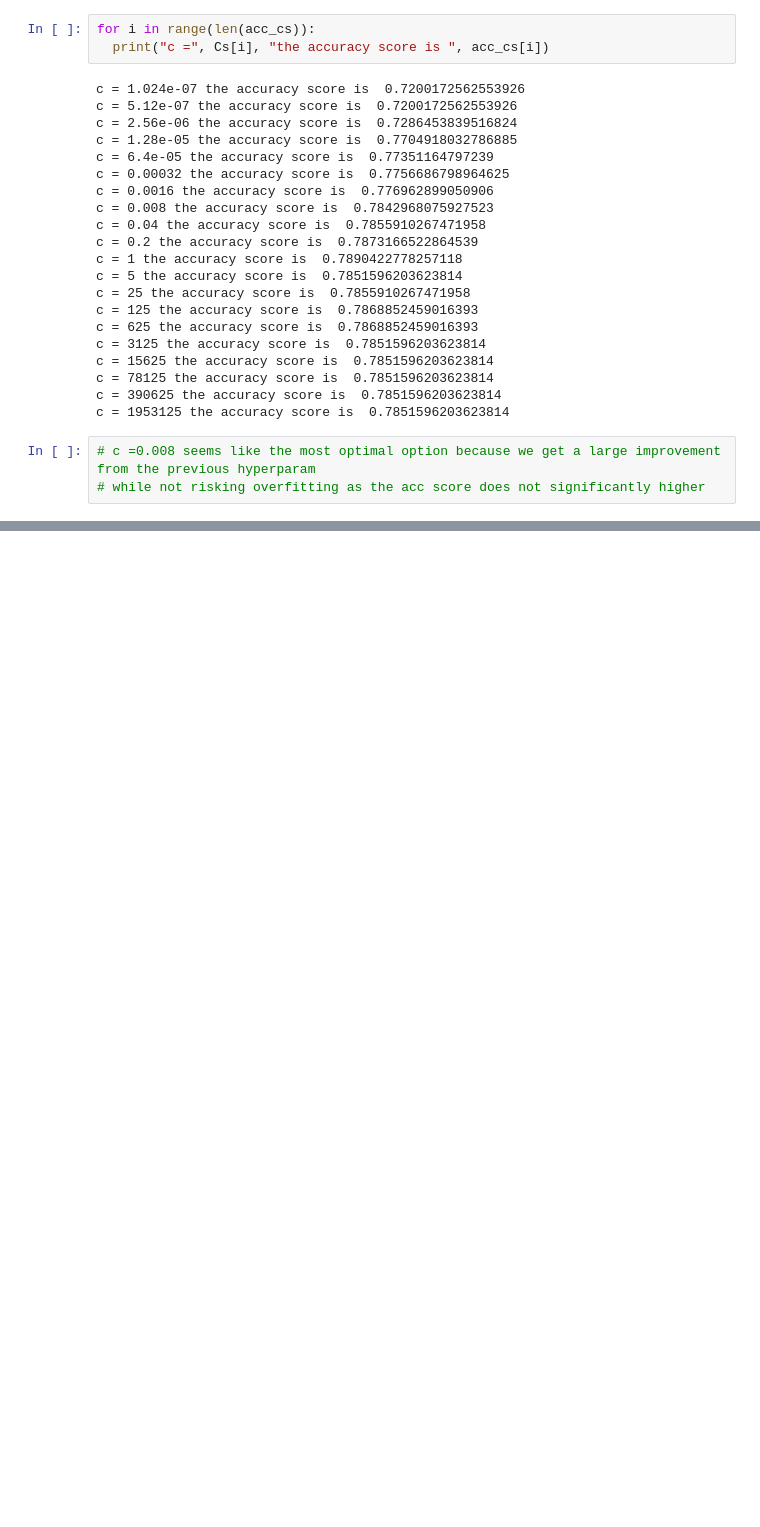
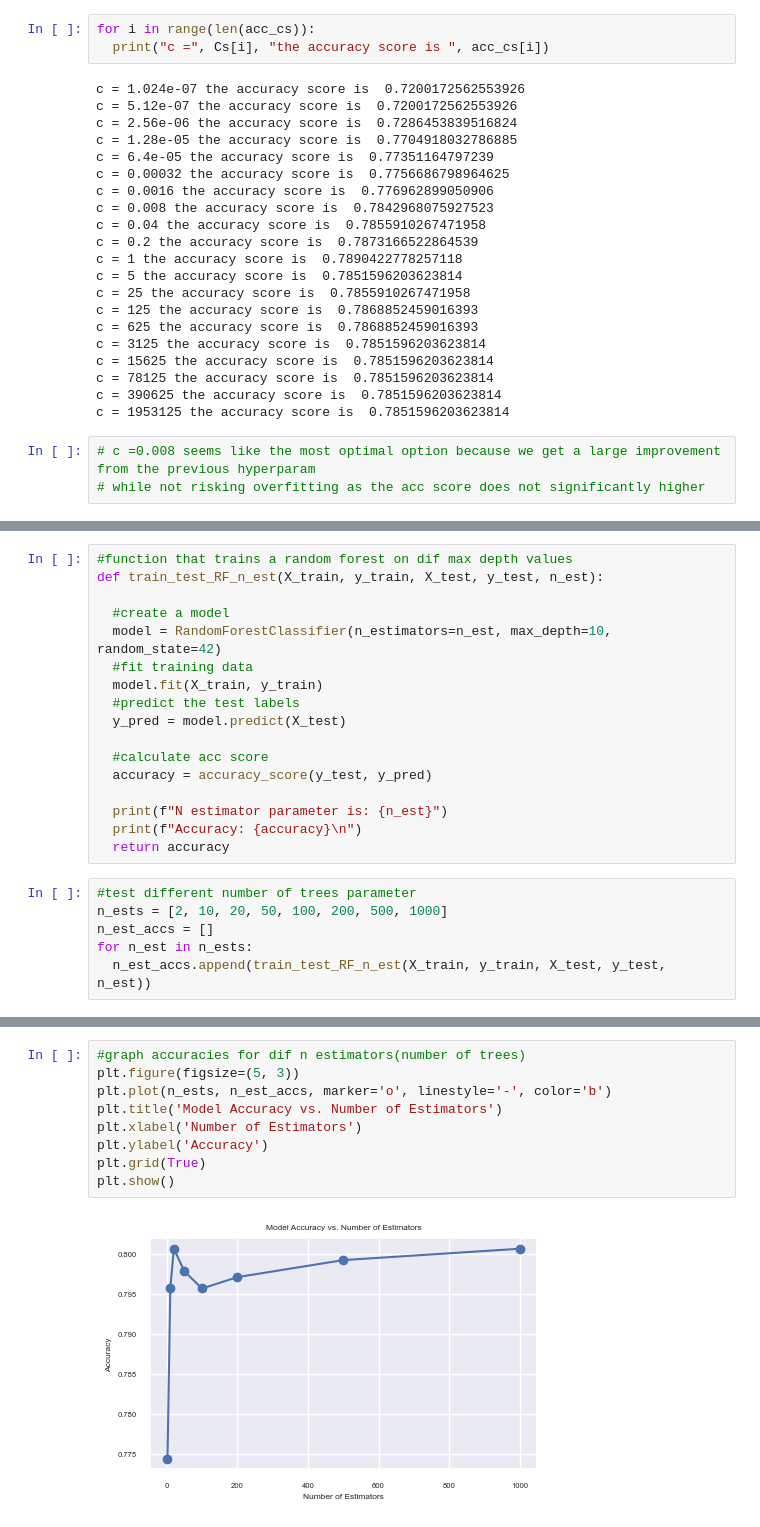
Before and after one commit to Isabellarasku/Verizon-2, a Jupyter notebook: ModelVerizon#2.ipynb, the cells around one changed output, grey strips where cells are left out. Saved outputs shown, nothing was run; the diff lists cells and outputs as text; blank space fills up the shorter version.

```diff
--- a/ModelVerizon#2.ipynb
+++ b/ModelVerizon#2.ipynb
@@ -963,0 +1109,23 @@ c = 1953125 the accuracy score is  0.7851596203623814
+# %%
+#function that trains a random forest on dif max depth values
+def train_test_RF_n_est(X_train, y_train, X_test, y_test, n_est):
+
+  #create a model
+  model = RandomForestClassifier(n_estimators=n_est, max_depth=10, random_state=42)
+  #fit training data
+  model.fit(X_train, y_train)
+  #predict the test labels
+  y_pred = model.predict(X_test)
+
+  #calculate acc score
+  accuracy = accuracy_score(y_test, y_pred)
+
+  print(f"N estimator parameter is: {n_est}")
+  print(f"Accuracy: {accuracy}\n")
+  return accuracy
+# %%
+#test different number of trees parameter
+n_ests = [2, 10, 20, 50, 100, 200, 500, 1000]
+n_est_accs = []
+for n_est in n_ests:
+  n_est_accs.append(train_test_RF_n_est(X_train, y_train, X_test, y_test, n_est))
@@ -963,0 +1150,11 @@ c = 1953125 the accuracy score is  0.7851596203623814
+# %%
+#graph accuracies for dif n estimators(number of trees)
+plt.figure(figsize=(5, 3))
+plt.plot(n_ests, n_est_accs, marker='o', linestyle='-', color='b')
+plt.title('Model Accuracy vs. Number of Estimators')
+plt.xlabel('Number of Estimators')
+plt.ylabel('Accuracy')
+plt.grid(True)
+plt.show()
+# %% [output]
+[figure, added]
```
Also changed, not shown: parts of 48 cells of this notebook.
